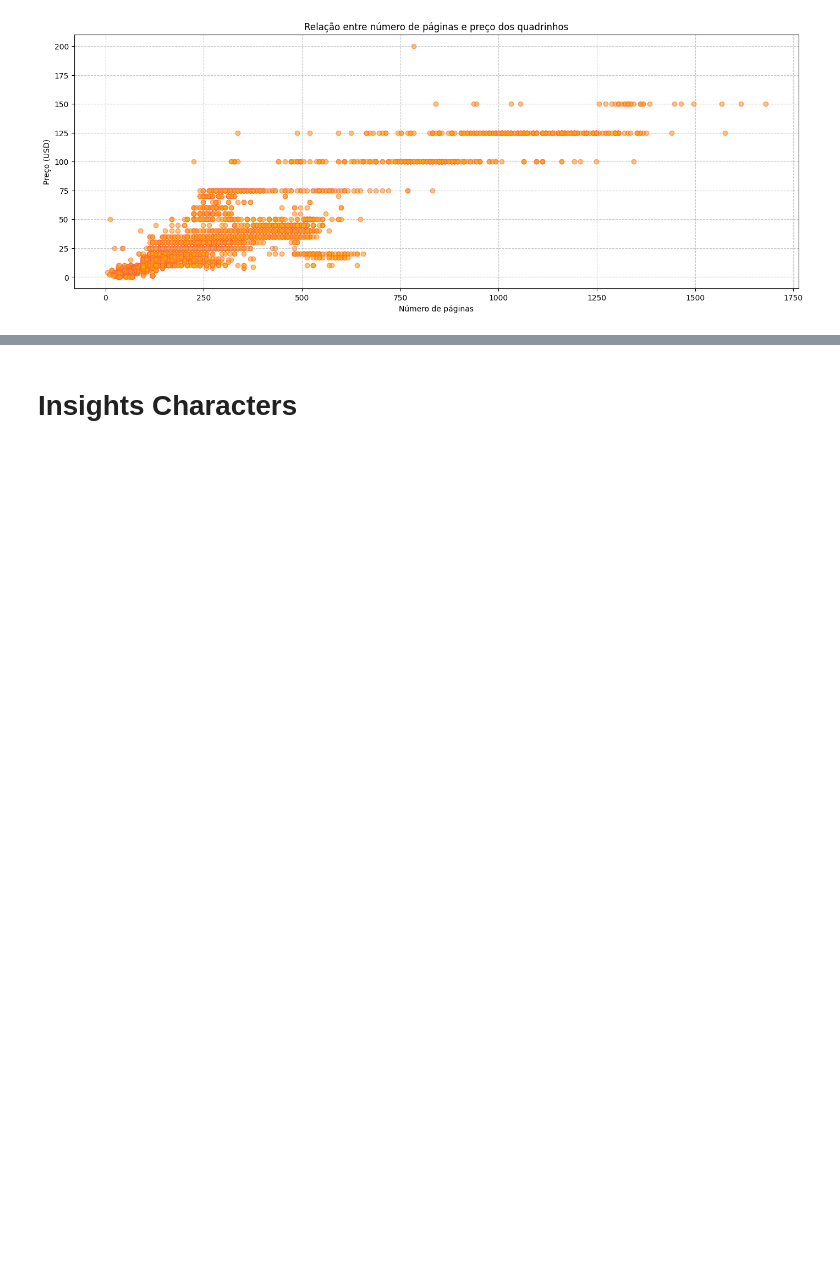
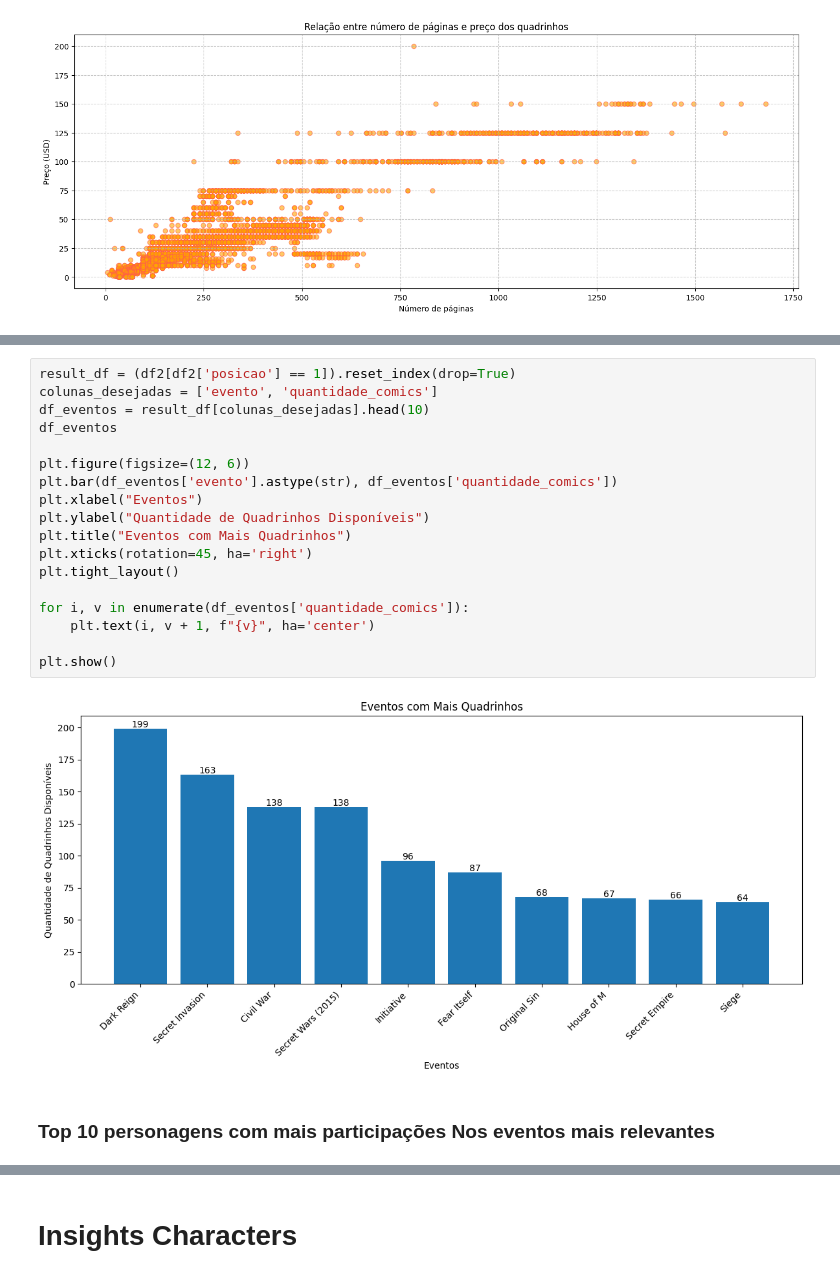
Before and after one commit to rhaagsma/Projeto_Final_Marvel, a Jupyter notebook: InsightsPreçosComics.ipynb, the cells around one changed output, grey strips where cells are left out. Saved outputs shown, nothing was run; the diff lists cells and outputs as text; blank space fills up the shorter version.

```diff
--- a/InsightsPreçosComics.ipynb
+++ b/InsightsPreçosComics.ipynb
@@ -198,0 +320,22 @@ plt.show()
+# %%
+result_df = (df2[df2['posicao'] == 1]).reset_index(drop=True)
+colunas_desejadas = ['evento', 'quantidade_comics']
+df_eventos = result_df[colunas_desejadas].head(10)
+df_eventos
+
+plt.figure(figsize=(12, 6))
+plt.bar(df_eventos['evento'].astype(str), df_eventos['quantidade_comics'])
+plt.xlabel("Eventos")
+plt.ylabel("Quantidade de Quadrinhos Disponíveis")
+plt.title("Eventos com Mais Quadrinhos")
+plt.xticks(rotation=45, ha='right')
+plt.tight_layout()
+
+for i, v in enumerate(df_eventos['quantidade_comics']):
+    plt.text(i, v + 1, f"{v}", ha='center')
+
+plt.show()
+# %% [output]
+[figure, added]
+# %% [markdown]
+### Top 10 personagens com mais participações Nos eventos mais relevantes
```
Also changed, not shown: parts of 15 cells of this notebook.
